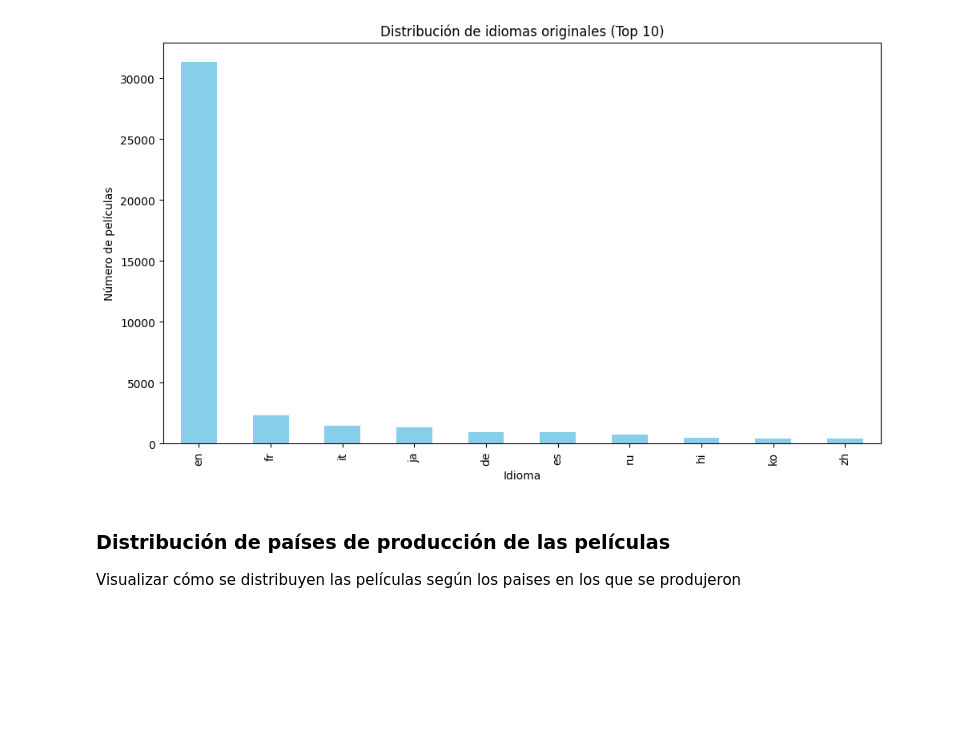
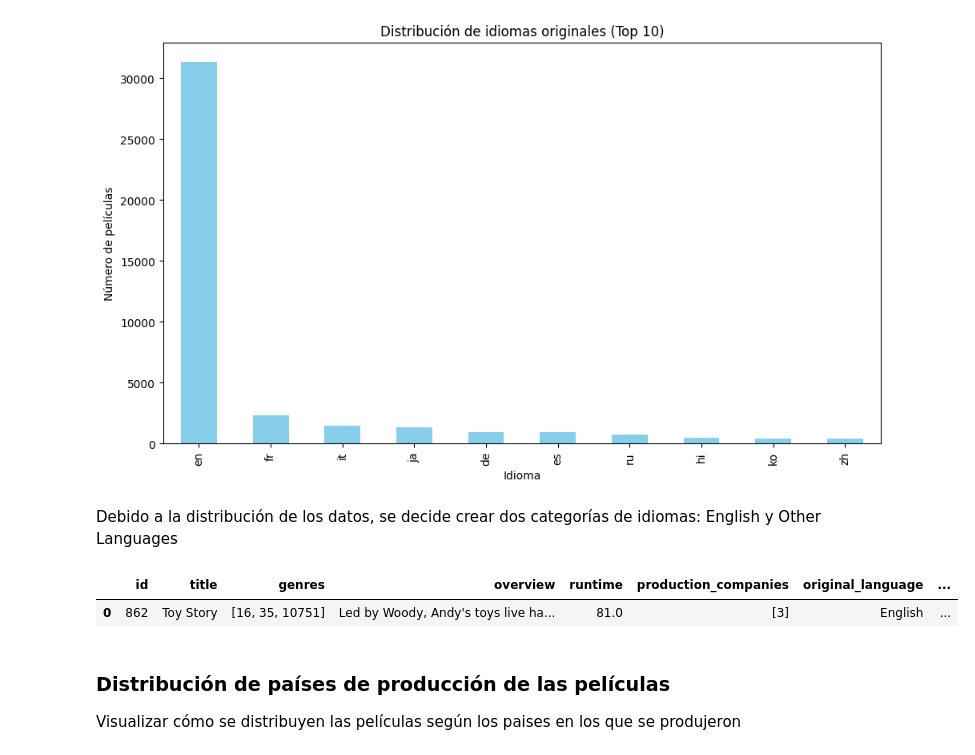
Before and after one commit to alejocampos1/Movies_Recommendation_2024, a Jupyter notebook: Notebooks/eda.ipynb, the cells around one changed output. Saved outputs shown, nothing was run; the diff lists cells and outputs as text; code cells hidden in the pictures; blank space fills up the shorter version.

```diff
--- a/Notebooks/eda.ipynb
+++ b/Notebooks/eda.ipynb
@@ -452,3 +452,5 @@ ko      443
 zh      402
 Name: count, dtype: int64
 [figure]
+# %% [markdown]
+Debido a la distribución de los datos, se decide crear dos categorías de idiomas: English y Other Languages
@@ -455,3 +459,8 @@ Name: count, dtype: int64
+# %%
+df_movies_filtered.head(1)
+# %% [output]
+|  | id | title | genres | overview | runtime | production_companies | original_language | ... |
+| 0 | 862 | Toy Story | [16, 35, 10751] | Led by Woody, Andy's toys live ha... | 81.0 | [3] | English | ... |
 # %% [markdown]
 ### Distribución de países de producción de las películas
 Visualizar cómo se distribuyen las películas según los paises en los que se produjeron
```
Also changed, not shown: parts of 4 cells of this notebook, 2 other files.
